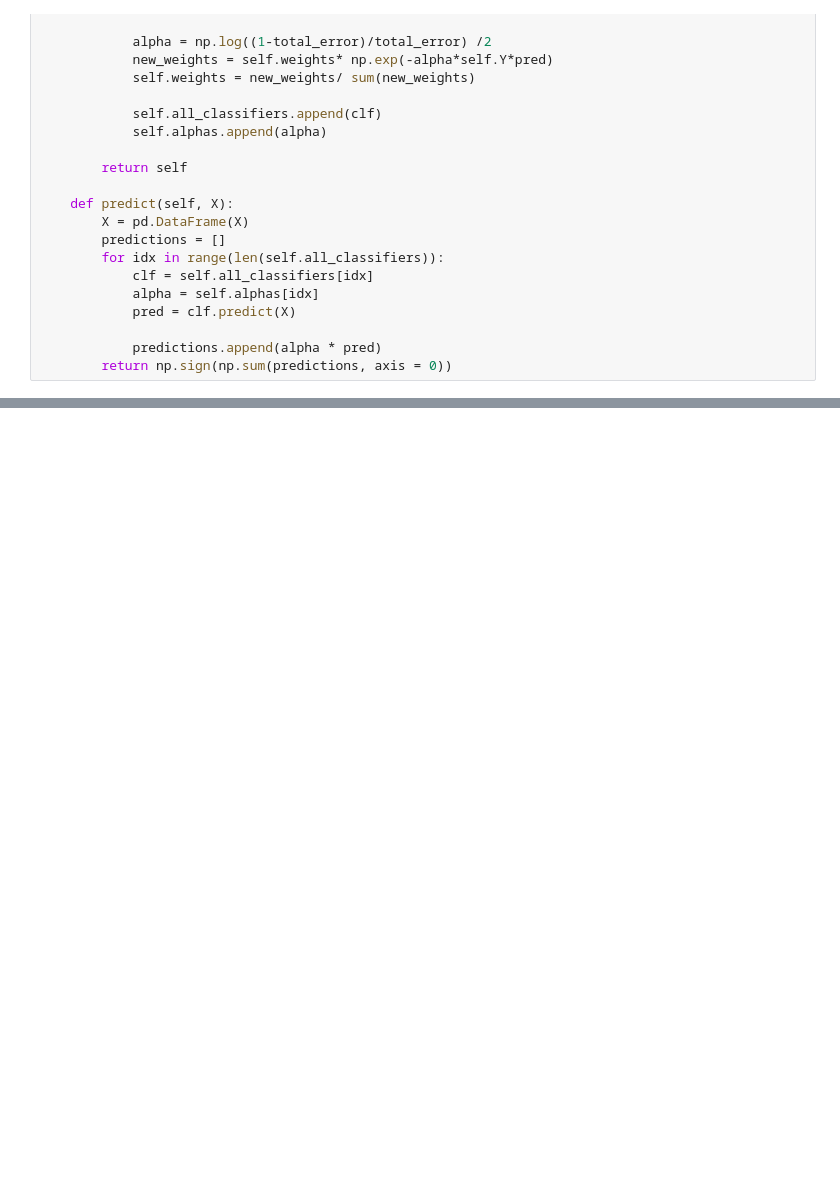
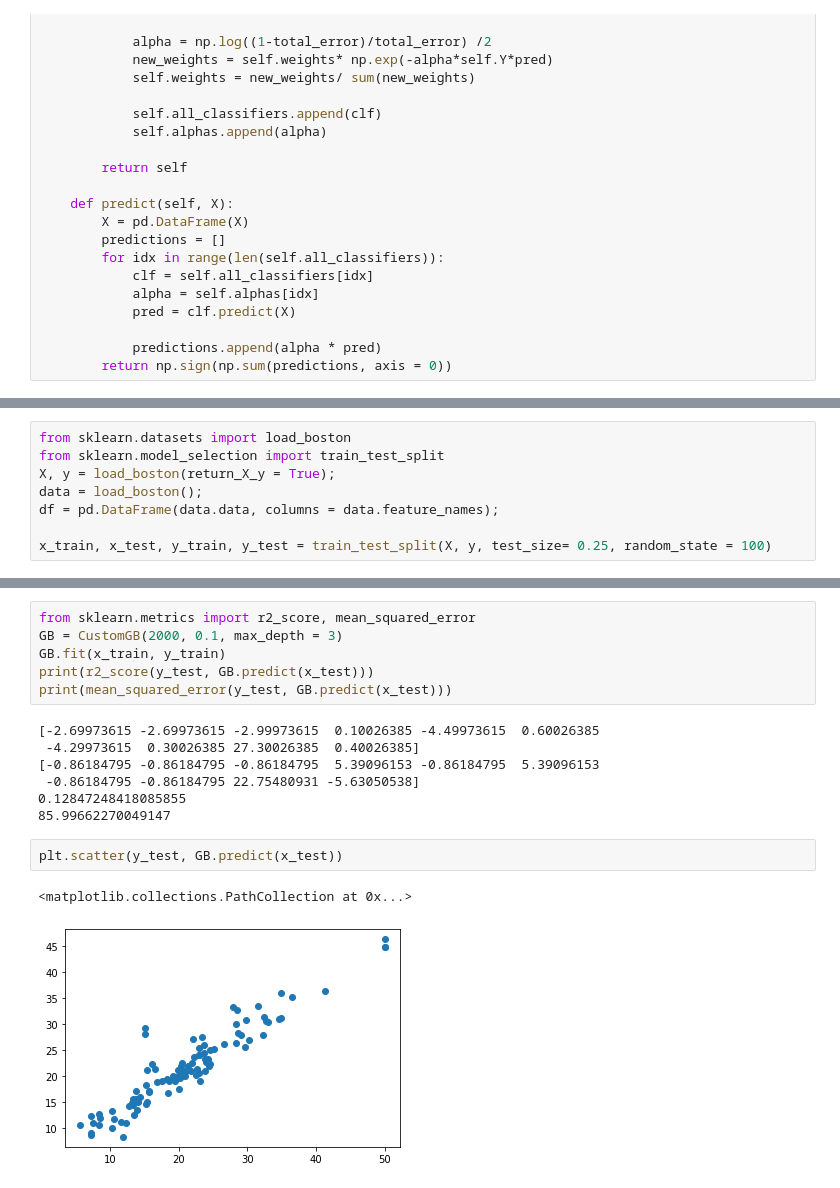
Before and after one commit to Shuaf98/y-data, a Jupyter notebook: ydata_supervised_learning/lecture6_EnsembleLearning/Ensemble Learning Exercise.ipynb, the cells around one changed output, grey strips where cells are left out. Drawn from its saved outputs; the diff is of its cells as text; blank space fills up the shorter version.

```diff
--- a/ydata_supervised_learning/lecture6_EnsembleLearning/Ensemble Learning Exercise.ipynb
+++ b/ydata_supervised_learning/lecture6_EnsembleLearning/Ensemble Learning Exercise.ipynb
@@ -328,3 +346,11 @@ Reminder: in each step, build a decision tree to minimize the error between the
 * Use the Boston dataset to plot the MSE as a function of the number of trees for a logspace of `n_trees` up to 1,000. What is the optimal value of `n_trees`? of learning rate?
 * Compare the performance with a deep DecisionTreeRegressor (find the optimal `max_depth`).  Who wins?
 * Add an early-stopping mechanisim to the GBTL2 model to use a validation set to detect over-fit.
+# %%
+from sklearn.datasets import load_boston
+from sklearn.model_selection import train_test_split
+X, y = load_boston(return_X_y = True);
+data = load_boston();
+df = pd.DataFrame(data.data, columns = data.feature_names);
+
+x_train, x_test, y_train, y_test = train_test_split(X, y, test_size= 0.25, random_state = 100)
@@ -330,0 +416,18 @@ Reminder: in each step, build a decision tree to minimize the error between the
+# %%
+from sklearn.metrics import r2_score, mean_squared_error
+GB = CustomGB(2000, 0.1, max_depth = 3)
+GB.fit(x_train, y_train)
+print(r2_score(y_test, GB.predict(x_test)))
+print(mean_squared_error(y_test, GB.predict(x_test)))
+# %% [output]
+[-2.69973615 -2.69973615 -2.99973615  0.10026385 -4.49973615  0.60026385
+ -4.29973615  0.30026385 27.30026385  0.40026385]
+[-0.86184795 -0.86184795 -0.86184795  5.39096153 -0.86184795  5.39096153
+ -0.86184795 -0.86184795 22.75480931 -5.63050538]
+0.12847248418085855
+85.99662270049147
+# %%
+plt.scatter(y_test, GB.predict(x_test))
+# %% [output]
+<matplotlib.collections.PathCollection at 0x...>
+[figure, added]
```
Also changed, not shown: parts of 16 cells of this notebook, 1 other file.
